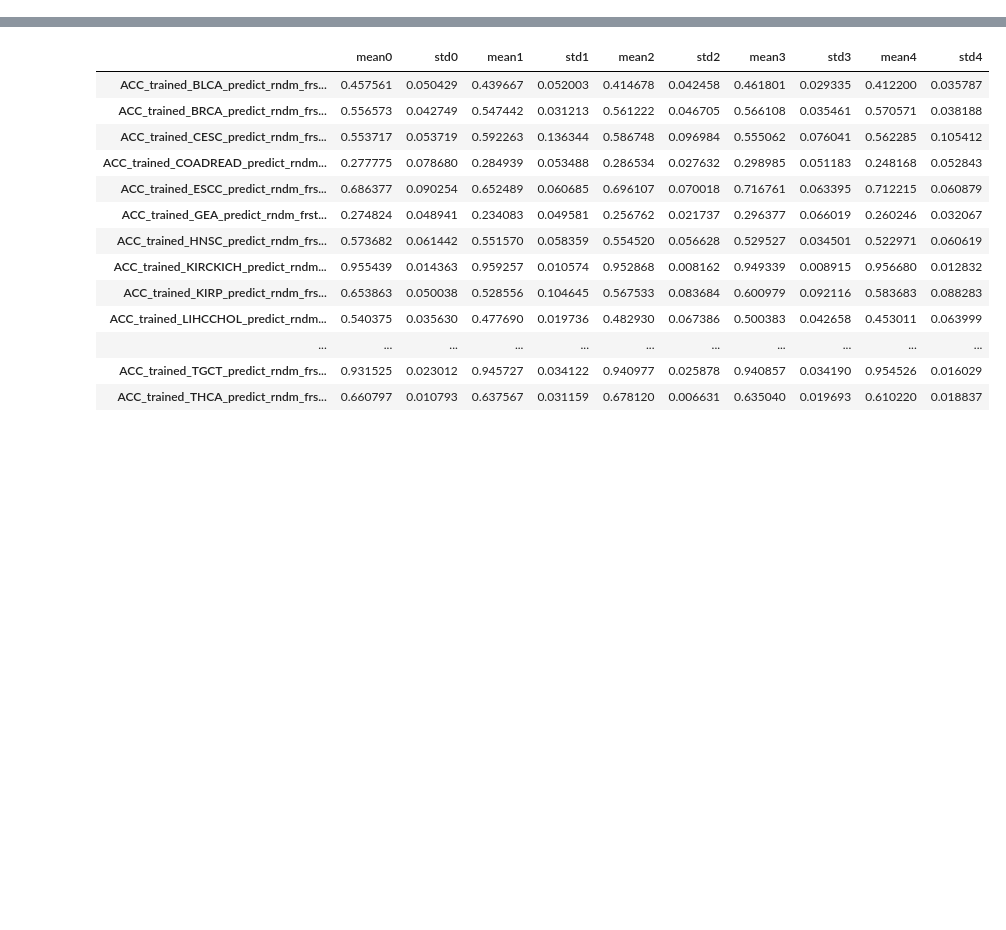
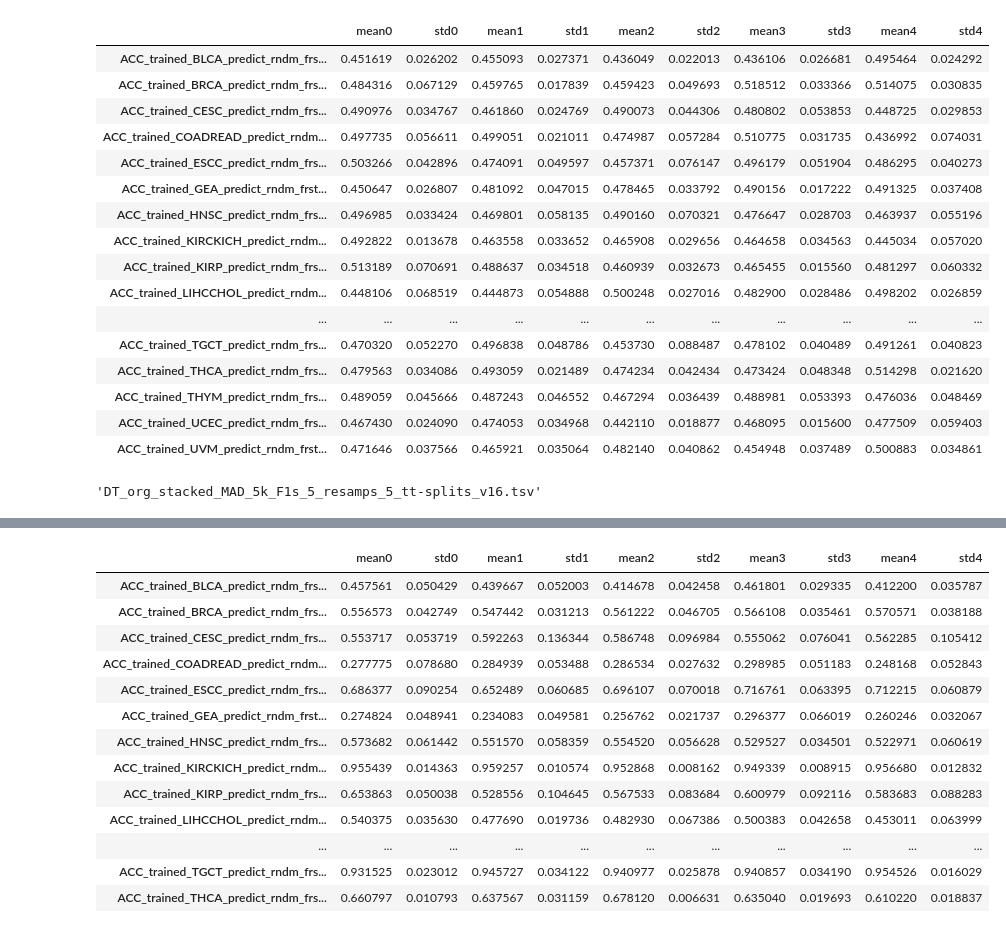
Before and after one commit to briankarlberg/synthetic_TCGA_data_gen, a Jupyter notebook: g_devel/d_train-on-one.ipynb, the cells around one changed output, grey strips where cells are left out. Cells and saved outputs as stored; diff of their text form; code cells hidden in the pictures; blank space fills up the shorter version.

```diff
--- a/g_devel/d_train-on-one.ipynb
+++ b/g_devel/d_train-on-one.ipynb
@@ -60,0 +82,26 @@ F1_paths = [
+# %%
+RF_ACC_dec = pd.read_csv('train-on-one_F1s/ACC_RF_predict_on_n=24.tsv', sep = '\t', index_col = 0)
+# %%
+RF_ACC_dec
+# %% [output]
+|  | mean0 | std0 | mean1 | std1 | mean2 | std2 | mean3 | std3 | mean4 | std4 |
+| ACC_trained_BLCA_predict_rndm_frs... | 0.451619 | 0.026202 | 0.455093 | 0.027371 | 0.436049 | 0.022013 | 0.436106 | 0.026681 | 0.495464 | 0.024292 |
+| ACC_trained_BRCA_predict_rndm_frs... | 0.484316 | 0.067129 | 0.459765 | 0.017839 | 0.459423 | 0.049693 | 0.518512 | 0.033366 | 0.514075 | 0.030835 |
+| ACC_trained_CESC_predict_rndm_frs... | 0.490976 | 0.034767 | 0.461860 | 0.024769 | 0.490073 | 0.044306 | 0.480802 | 0.053853 | 0.448725 | 0.029853 |
+| ACC_trained_COADREAD_predict_rndm... | 0.497735 | 0.056611 | 0.499051 | 0.021011 | 0.474987 | 0.057284 | 0.510775 | 0.031735 | 0.436992 | 0.074031 |
+| ACC_trained_ESCC_predict_rndm_frs... | 0.503266 | 0.042896 | 0.474091 | 0.049597 | 0.457371 | 0.076147 | 0.496179 | 0.051904 | 0.486295 | 0.040273 |
+| ACC_trained_GEA_predict_rndm_frst... | 0.450647 | 0.026807 | 0.481092 | 0.047015 | 0.478465 | 0.033792 | 0.490156 | 0.017222 | 0.491325 | 0.037408 |
+| ACC_trained_HNSC_predict_rndm_frs... | 0.496985 | 0.033424 | 0.469801 | 0.058135 | 0.490160 | 0.070321 | 0.476647 | 0.028703 | 0.463937 | 0.055196 |
+| ACC_trained_KIRCKICH_predict_rndm... | 0.492822 | 0.013678 | 0.463558 | 0.033652 | 0.465908 | 0.029656 | 0.464658 | 0.034563 | 0.445034 | 0.057020 |
+| ACC_trained_KIRP_predict_rndm_frs... | 0.513189 | 0.070691 | 0.488637 | 0.034518 | 0.460939 | 0.032673 | 0.465455 | 0.015560 | 0.481297 | 0.060332 |
+| ACC_trained_LIHCCHOL_predict_rndm... | 0.448106 | 0.068519 | 0.444873 | 0.054888 | 0.500248 | 0.027016 | 0.482900 | 0.028486 | 0.498202 | 0.026859 |
+| ... | ... | ... | ... | ... | ... | ... | ... | ... | ... | ... |
+| ACC_trained_TGCT_predict_rndm_frs... | 0.470320 | 0.052270 | 0.496838 | 0.048786 | 0.453730 | 0.088487 | 0.478102 | 0.040489 | 0.491261 | 0.040823 |
+| ACC_trained_THCA_predict_rndm_frs... | 0.479563 | 0.034086 | 0.493059 | 0.021489 | 0.474234 | 0.042434 | 0.473424 | 0.048348 | 0.514298 | 0.021620 |
+| ACC_trained_THYM_predict_rndm_frs... | 0.489059 | 0.045666 | 0.487243 | 0.046552 | 0.467294 | 0.036439 | 0.488981 | 0.053393 | 0.476036 | 0.048469 |
+| ACC_trained_UCEC_predict_rndm_frs... | 0.467430 | 0.024090 | 0.474053 | 0.034968 | 0.442110 | 0.018877 | 0.468095 | 0.015600 | 0.477509 | 0.059403 |
+| ACC_trained_UVM_predict_rndm_frst... | 0.471646 | 0.037566 | 0.465921 | 0.035064 | 0.482140 | 0.040862 | 0.454948 | 0.037489 | 0.500883 | 0.034861 |
+# %%
+path.split('/')[1]
+# %% [output]
+'DT_org_stacked_MAD_5k_F1s_5_resamps_5_tt-splits_v16.tsv'
```
Also changed, not shown: parts of 15 cells of this notebook, 5 other files.
